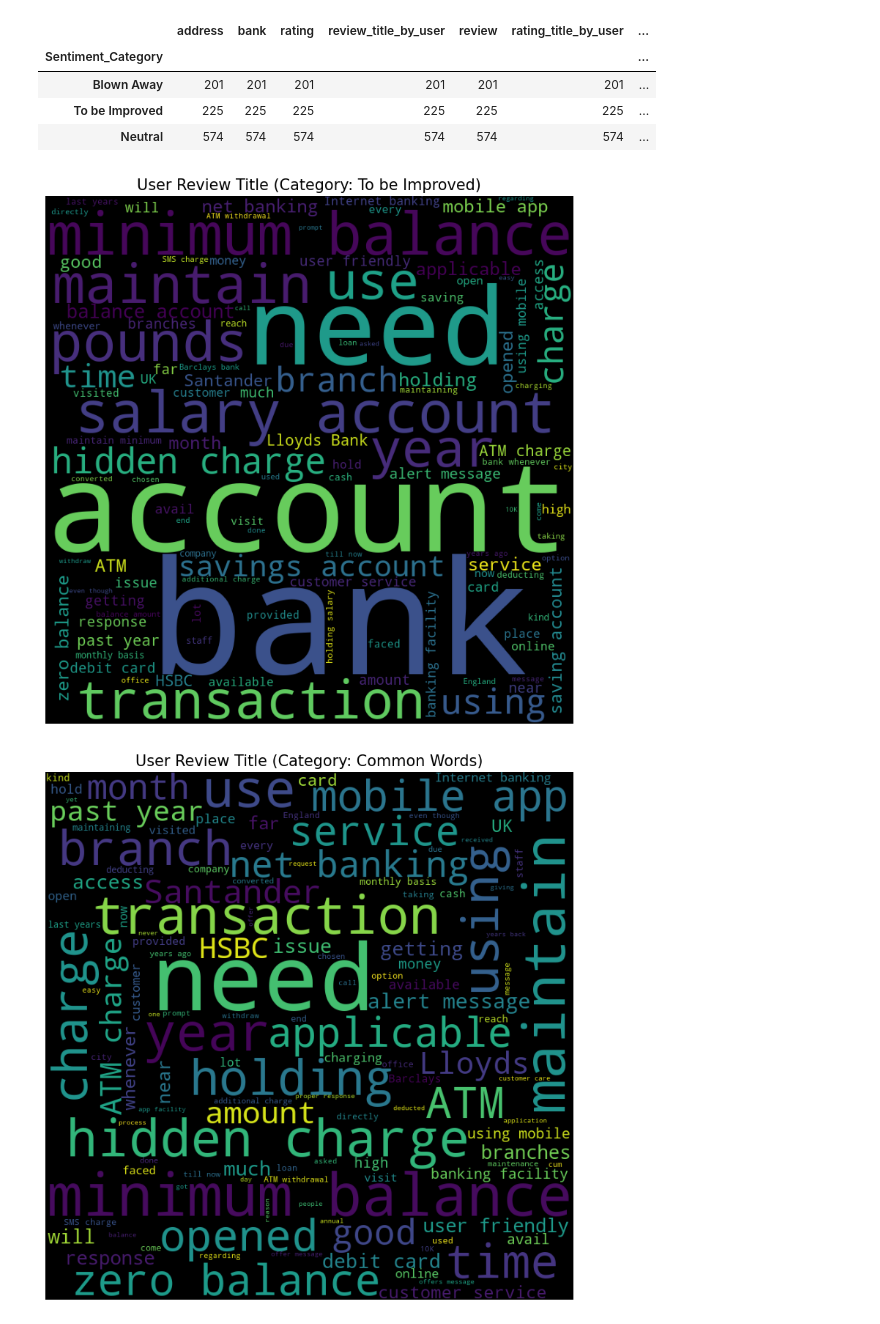
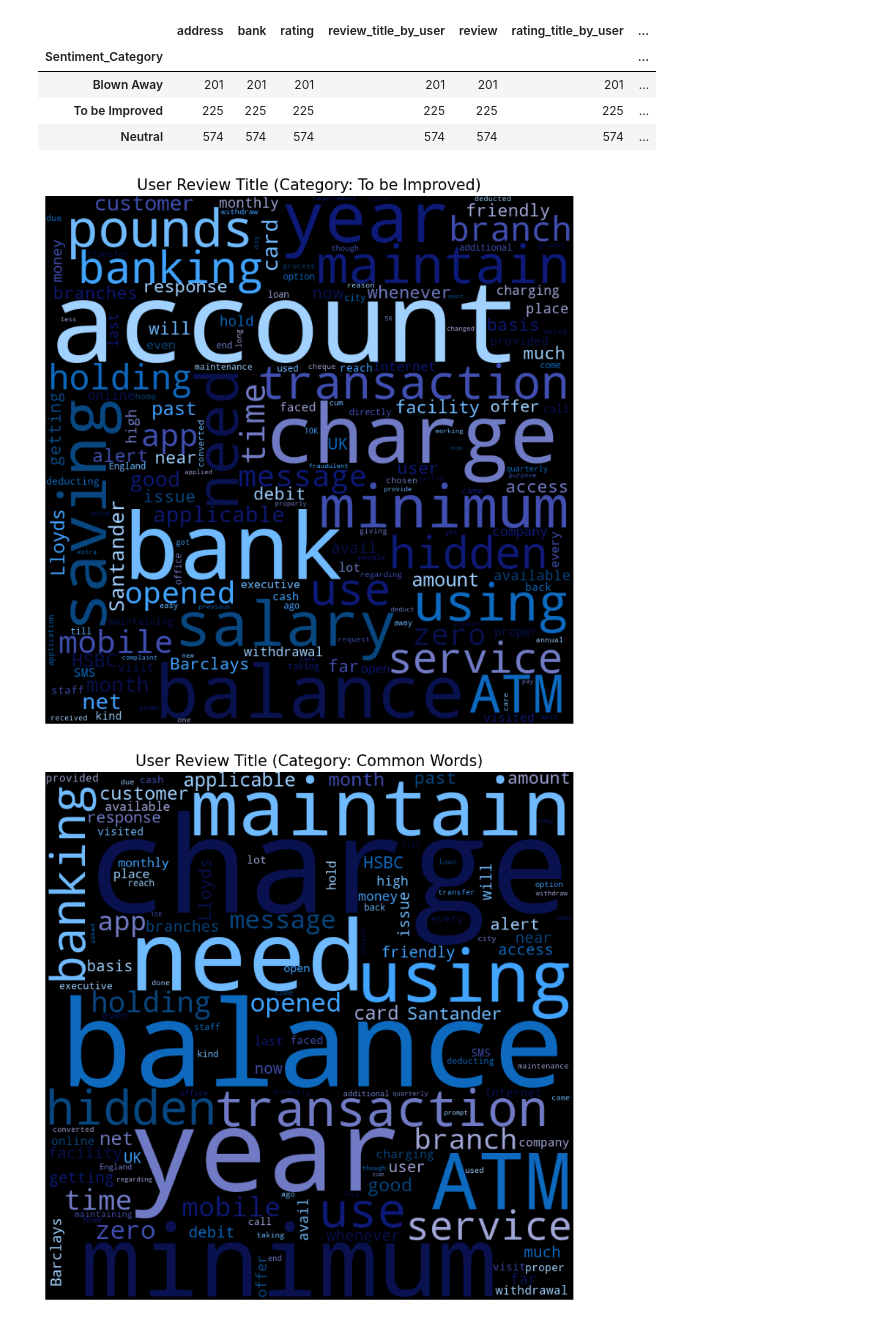
Before and after one commit to Davewm89/Project-Week-11, a Jupyter notebook: Sentiment Analysis 4.0.ipynb, the cells around one changed output. Saved outputs shown, nothing was run; the diff lists cells and outputs as text; code cells hidden in the pictures.

```diff
--- a/Sentiment Analysis 4.0.ipynb
+++ b/Sentiment Analysis 4.0.ipynb
@@ -142,16 +159,11 @@ plt.show()
 data_copy = data.copy()
 data_copy['rating'] = data_copy['rating'].astype(str)
 
-shades_of_blue = ['#0000FF', '#1E00FF', '#4169E1', '#6295ED', '#87CEEB',
-                  '#00008B', '#0000CD', '#0000EE', '#0000FF', '#1E90FF',
-                  '#00BFFF', '#87CEFA', '#B0E0E6', '#ADD8E6', '#E0FFFF']
-explode = ([0.05]*5) + ([0]*5)
-
 rating = data_copy['rating'].value_counts().sort_index(ascending=False)
 
 # visualization in bar chart and pie chart
 figure, axes = plt.subplots(1,2, figsize=(15,5), gridspec_kw={'width_ratios':[1.5,1]})
-axes[0].barh(y=rating.index, width=rating.values, color=colors)
+axes[0].barh(y=rating.index, width=rating.values, color=shades_of_blue)
 axes[0].set_xlabel('Frequency')
 
 for index, values in enumerate (rating):
@@ -206,13 +222,14 @@ for index, values in enumerate (reversed_rating_title):
 # %%
-from wordcloud import WordCloud
-
 combined_title = ' '.join(data['review_title_by_user'])
 
+def color_func(word, font_size, position, orientation, random_state=None, **kwargs):
+    return random.choice(shades_of_blue)
 
 # create a word cloud using the combined text
 wordcloud_title = WordCloud(collocations=False, width = 800, height = 800,
-                                                       background_color ='black',
-                                                       min_font_size = 10).generate(combined_title)
+                            background_color ='black',
+                            min_font_size = 10,
+                            color_func=color_func).generate(combined_title)
 
 # plot the WordCloud image
 plt.figure(figsize=(6,6))
@@ -228,13 +245,18 @@ plt.show()
 data_copy = data.copy()
 data_copy = data[data['rating']<=2.5]
 
+# combine the review titles for the subsetted data
 combined_title_lowrate = ' '.join(data_copy['review_title_by_user'])
 
+# Function to choose a random color from shades_of_blue for each word
+def color_func(word, font_size, position, orientation, random_state=None, **kwargs):
+    return random.choice(shades_of_blue)
 
 # create a word cloud using the combined text
-wordcloud_lowrate = WordCloud(width = 800, height = 800,
-                                                         background_color ='black',
-                                                         min_font_size = 10).generate(combined_title_lowrate)
+wordcloud_lowrate = WordCloud(collocations=False, width = 800, height = 800,
+                              background_color ='black',
+                              min_font_size = 10,
+                              color_func=color_func).generate(combined_title_lowrate)
 
 # plot the WordCloud image
 plt.figure(figsize=(6,6))
@@ -298,11 +320,14 @@ data_copy = data[data['Sentiment_Category']=='To be Improved']
 
 combined_tobeImproved = ' '.join(data_copy['review'])
 
+def color_func(word, font_size, position, orientation, random_state=None, **kwargs):
+    return random.choice(shades_of_blue)
 
 # create a word cloud using the combined text
-wordcloud_tobeImproved = WordCloud(width = 800, height = 800,
+wordcloud_tobeImproved = WordCloud(collocations=False, width = 800, height = 800,
                                                               background_color ='black',
-                                                              min_font_size = 10).generate(combined_tobeImproved)
+                                                              min_font_size = 10,
+                                  color_func=color_func).generate(combined_tobeImproved)
 
 # plot the WordCloud image
 plt.figure(figsize=(8,8))
@@ -312,7 +337,7 @@ plt.title('User Review Title (Category: To be Improved)', fontsize=15)
 plt.tight_layout(pad=2)
 plt.show()
 # %% [output]
-[figure, old version]
+[figure, new version]
 # %%
 import re
 
@@ -322,16 +347,22 @@ pattern = re.compile(r'\b(?:' + '|'.join(map(re.escape, common_words)) + r')\b',
 filtered_string = pattern.sub('', combined_tobeImproved)
 # %%
 # create a word cloud using the combined text
-wordcloud_tobeImproved = WordCloud(width = 800, height = 800,
+
+def color_func(word, font_size, position, orientation, random_state=None, **kwargs):
+    return random.choice(shades_of_blue)
+
+wordcloud_tobeImproved = WordCloud(collocations=False, width = 800, height = 800,
                                                               background_color ='black',
-                                                              min_font_size = 10).generate(filtered_string)
+                                                              min_font_size = 10,
+                                  color_func=color_func).generate(filtered_string)
+
 
 # plot the WordCloud image
 plt.figure(figsize=(8,8))
 plt.imshow(wordcloud_tobeImproved)
 plt.axis('off')
 plt.title('User Review Title (Category: Common Words)', fontsize=15)
 plt.tight_layout(pad=2)
 plt.show()
 # %% [output]
-[figure, old version]
+[figure, new version]
```
Also changed, not shown: parts of 13 cells of this notebook.
